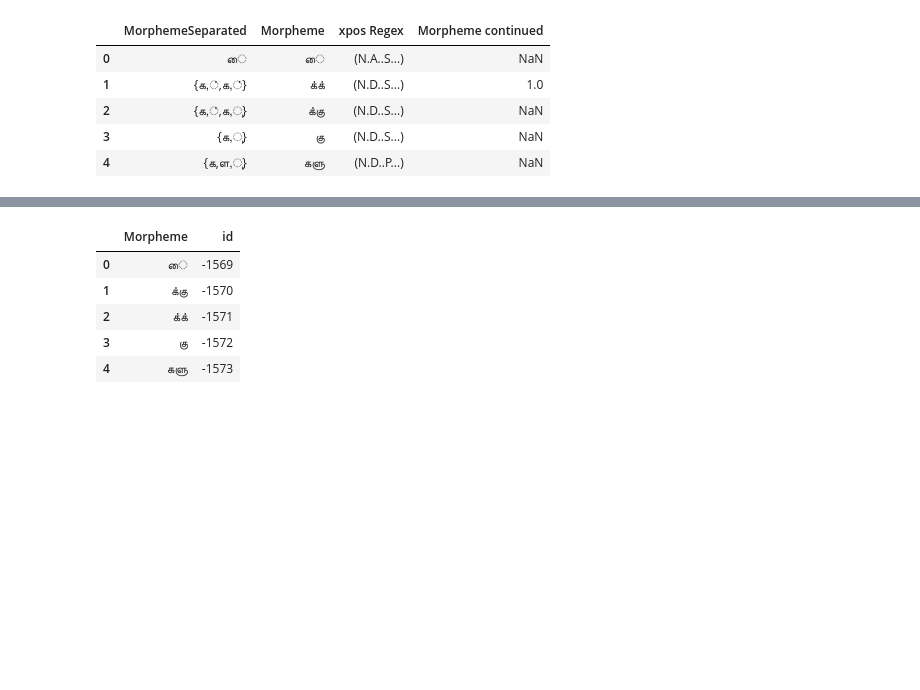
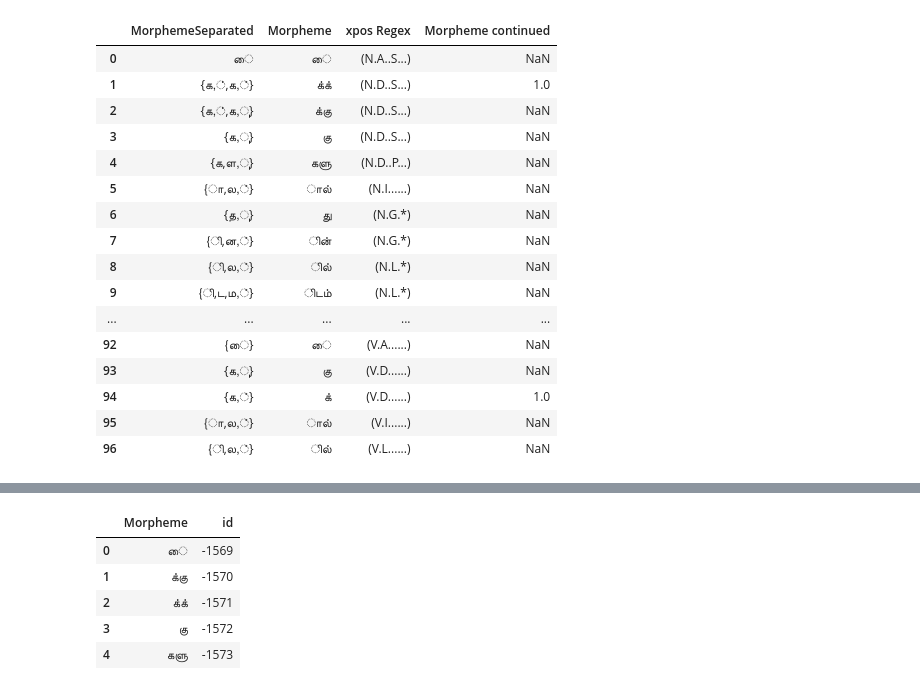
Before and after one commit to Kee2u/Deciphering_the_Indus_Valley_Script, a Jupyter notebook: convertmorphemes.ipynb, the cells around one changed output, grey strips where cells are left out. Cells and saved outputs as stored; diff of their text form; code cells hidden in the pictures; blank space fills up the shorter version.

Commit message:
Adding convert morphemes code

```diff
--- a/convertmorphemes.ipynb
+++ b/convertmorphemes.ipynb
@@ -122,15 +88,26 @@ tamildatalemma[1555:1570]
 # %%
 # Reading morphemes
 morphemelist = pd.read_sql_table('morphemes', con=engine)
 morphemelist.drop(columns="index", inplace=True )
-morphemelist.head()
+morphemelist
 # %% [output]
 |  | MorphemeSeparated | Morpheme | xpos Regex | Morpheme continued |
 | 0 | ை | ை | (N.A..S...) | NaN |
 | 1 | {க,்,க,்} | க்க் | (N.D..S...) | 1.0 |
 | 2 | {க,்,க,ு} | க்கு | (N.D..S...) | NaN |
 | 3 | {க,ு} | கு | (N.D..S...) | NaN |
 | 4 | {க,ள,ு} | களு | (N.D..P...) | NaN |
+| 5 | {ா,ல,்} | ால் | (N.I......) | NaN |
+| 6 | {த,ு} | து | (N.G.*) | NaN |
+| 7 | {ி,ன,்} | ின் | (N.G.*) | NaN |
+| 8 | {ி,ல,்} | ில் | (N.L.*) | NaN |
+| 9 | {ி,ட,ம,்} | ிடம் | (N.L.*) | NaN |
+| ... | ... | ... | ... | ... |
+| 92 | {ை} | ை | (V.A......) | NaN |
+| 93 | {க,ு} | கு | (V.D......) | NaN |
+| 94 | {க,்} | க் | (V.D......) | 1.0 |
+| 95 | {ா,ல,்} | ால் | (V.I......) | NaN |
+| 96 | {ி,ல,்} | ில் | (V.L......) | NaN |
 # %%
 # Cleaning up morpheme list
 
```
Also changed, not shown: parts of 12 cells of this notebook.
